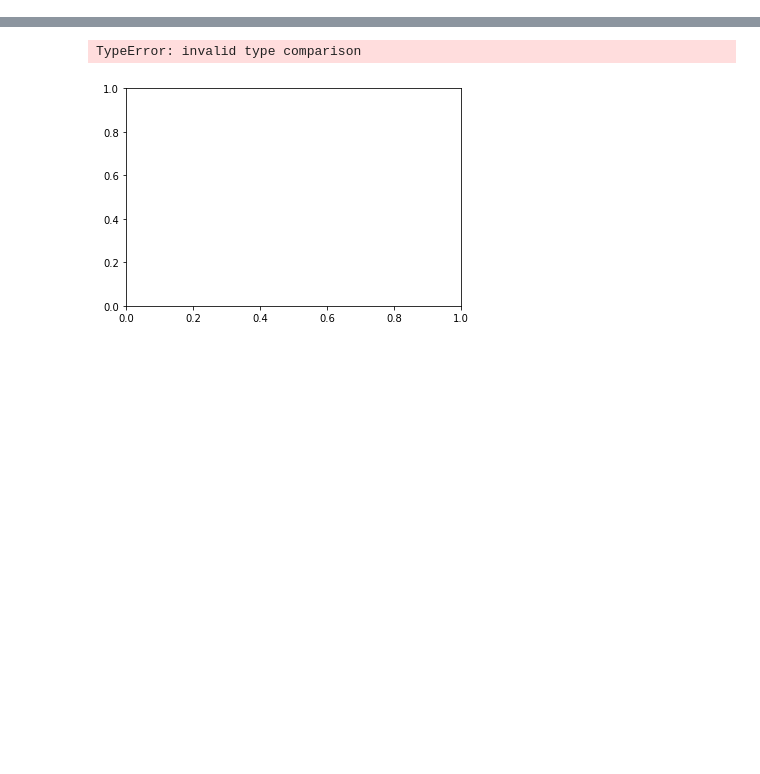
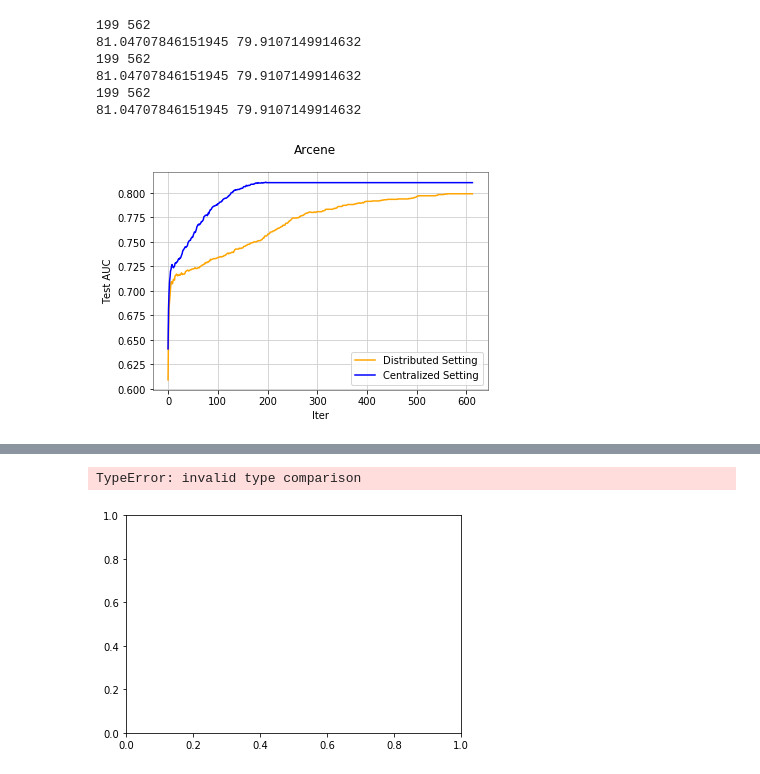
Before and after one commit to nitinnat/consensus-deep-learning, a Jupyter notebook: scripts/AnalyzeResults.ipynb, the cells around one changed output, grey strips where cells are left out. Drawn from its saved outputs; the diff is of its cells as text; code cells hidden in the pictures; blank space fills up the shorter version.

```diff
--- a/scripts/AnalyzeResults.ipynb
+++ b/scripts/AnalyzeResults.ipynb
@@ -25,0 +251,18 @@ df_cent
+# %%
+cent_paths = ["../data/arcene/feature_split_1/run_0_numhidden_100_lr_1.0E-4_networksize_1_randomseed_{}/vpnn_results_temp_1.csv".format(
+i) for i in [40, 40, 40]]
+
+dist_paths = ["../data/arcene/feature_split_{}/run_0_numhidden_100_lr_1.0E-4_networksize_10_randomseed_40/vpnn_results_temp_10.csv".format(
+i) for i in [1,1,1]]
+
+
+gisette_cent, gisette_dist = process_many_files(cent_paths, dist_paths)
+plot_with_mean_std(gisette_cent, gisette_dist, title="Arcene")
+# %% [output]
+199 562
+81.04707846151945 79.9107149914632
+199 562
+81.04707846151945 79.9107149914632
+199 562
+81.04707846151945 79.9107149914632
+[figure, added]
```
Also changed, not shown: parts of 13 cells of this notebook, 16 other files.
